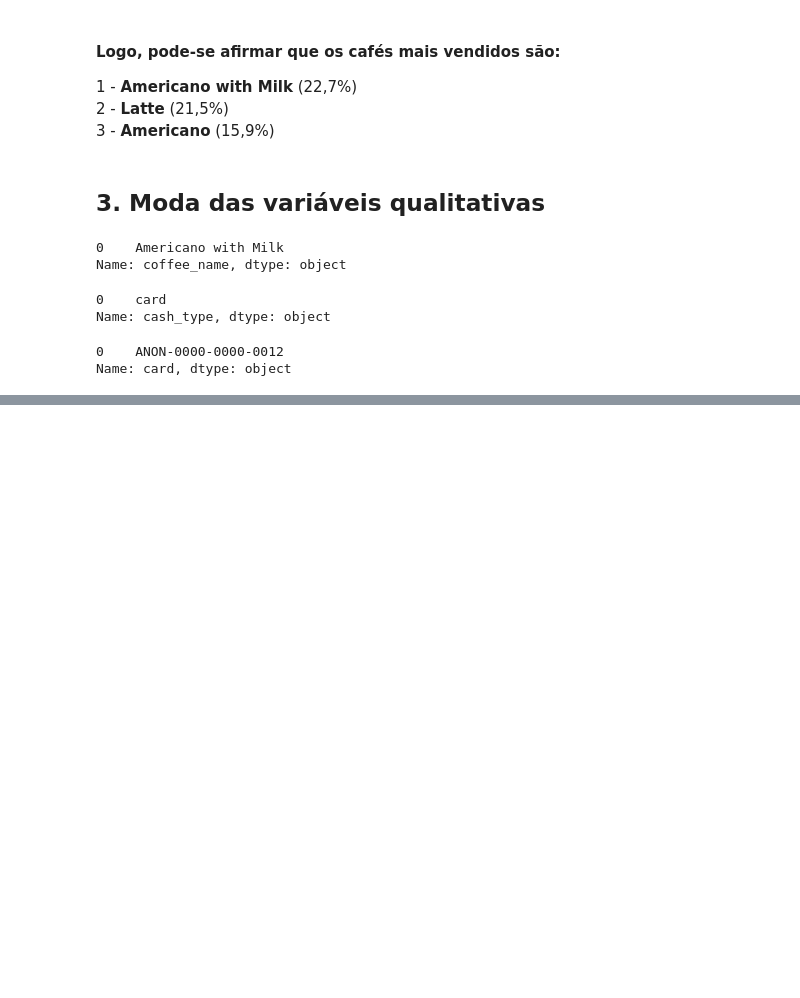
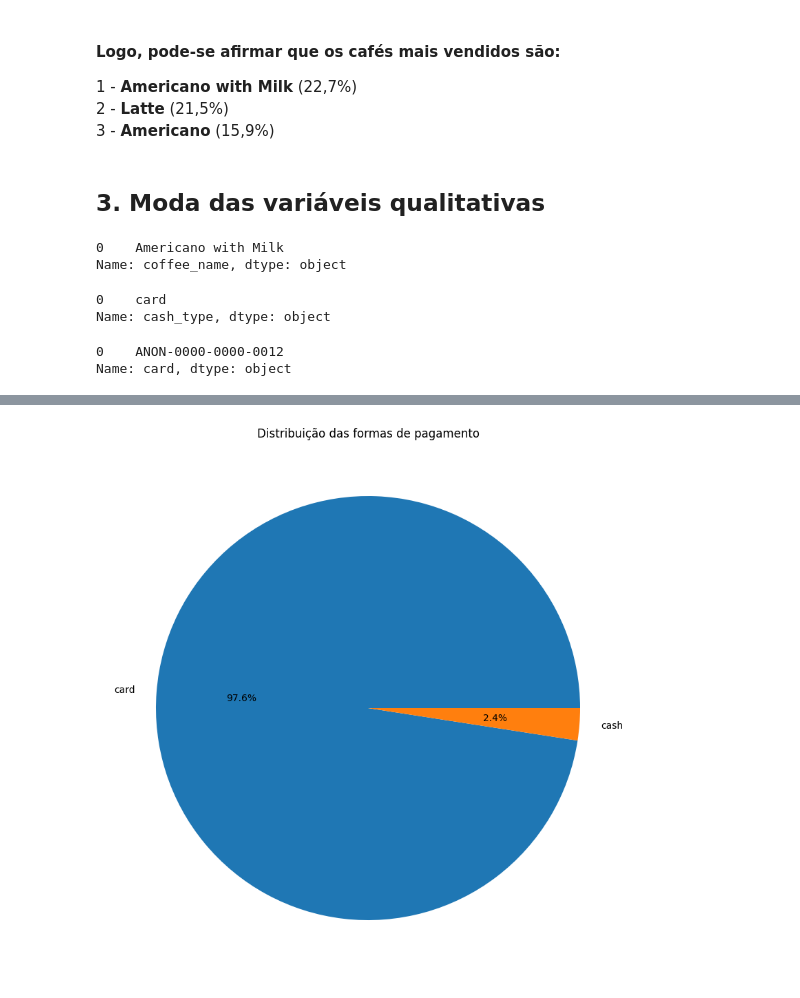
Before and after one commit to HugoSantos14/coffee-sales, a Jupyter notebook: coffee_sales.ipynb, the cells around one changed output, grey strips where cells are left out. Drawn from its saved outputs; the diff is of its cells as text; code cells hidden in the pictures; blank space fills up the shorter version.

```diff
--- a/coffee_sales.ipynb
+++ b/coffee_sales.ipynb
@@ -98,0 +114,12 @@ Name: card, dtype: object
+# %%
+df["cash_type"].value_counts().plot(
+    kind="pie",
+    figsize=(10,10),
+    autopct="%.1f%%",
+    ylabel=""
+)
+
+plt.title("Distribuição das formas de pagamento")
+plt.show()
+# %% [output]
+[figure, added]
```
Also changed, not shown: parts of 2 cells of this notebook.
